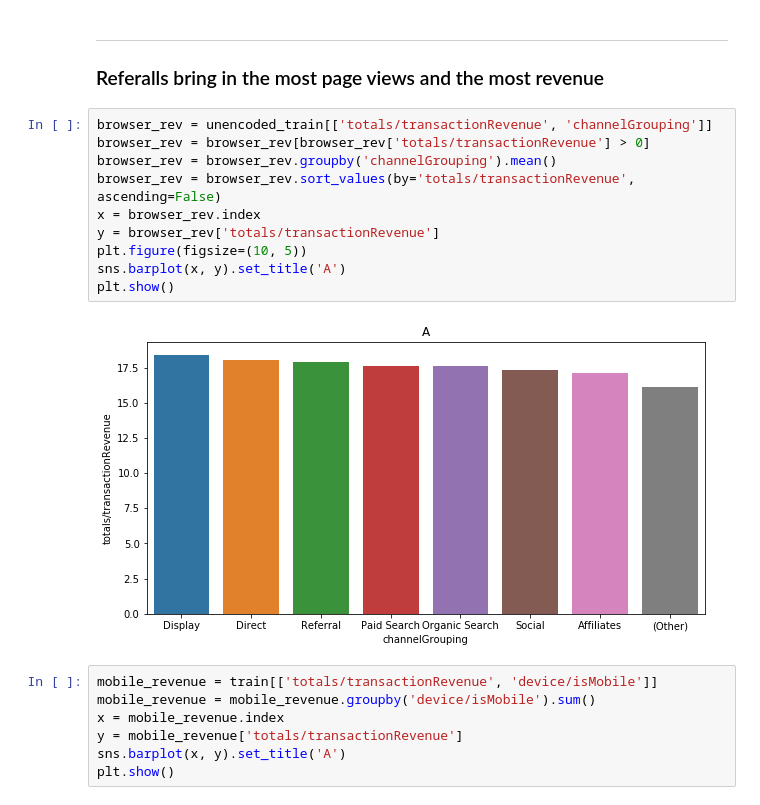
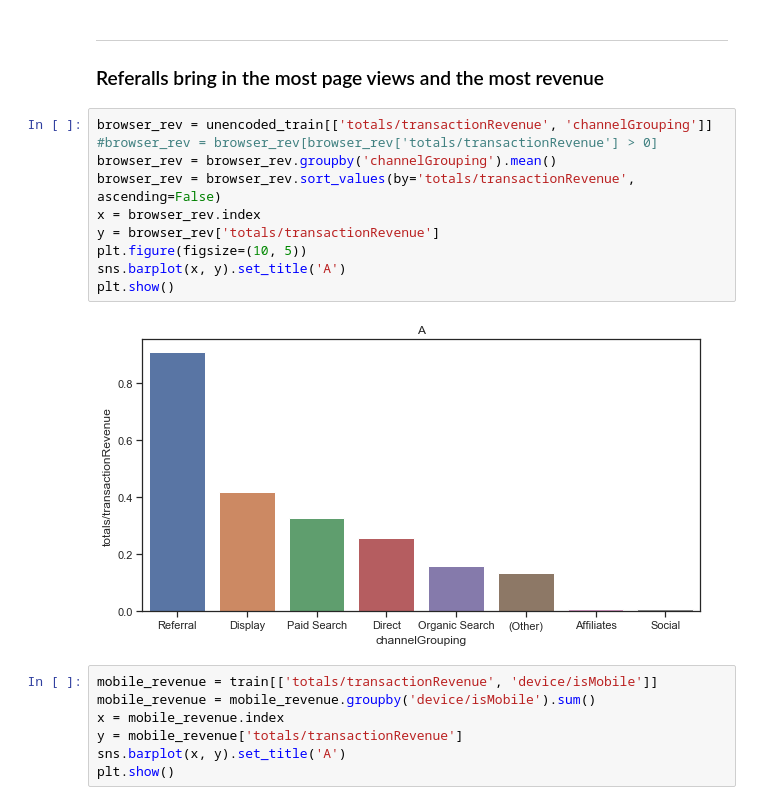
Before and after one commit to milto-github/kaggle-google-analytics, a Jupyter notebook: main_notebook.ipynb, the cells around one changed output. Saved outputs shown, nothing was run; the diff lists cells and outputs as text.

```diff
--- a/main_notebook.ipynb
+++ b/main_notebook.ipynb
@@ -323,16 +323,16 @@ plt.show()
 ### Referalls bring in the most page views and the most revenue
 # %%
 browser_rev = unencoded_train[['totals/transactionRevenue', 'channelGrouping']]
-browser_rev = browser_rev[browser_rev['totals/transactionRevenue'] > 0]
+#browser_rev = browser_rev[browser_rev['totals/transactionRevenue'] > 0]
 browser_rev = browser_rev.groupby('channelGrouping').mean()
 browser_rev = browser_rev.sort_values(by='totals/transactionRevenue', ascending=False)
 x = browser_rev.index
 y = browser_rev['totals/transactionRevenue']
 plt.figure(figsize=(10, 5))
 sns.barplot(x, y).set_title('A')
 plt.show()
 # %% [output]
-[figure, old version]
+[figure, new version]
 # %%
 mobile_revenue = train[['totals/transactionRevenue', 'device/isMobile']]
 mobile_revenue = mobile_revenue.groupby('device/isMobile').sum()
```
Also changed, not shown: parts of 4 cells of this notebook.
